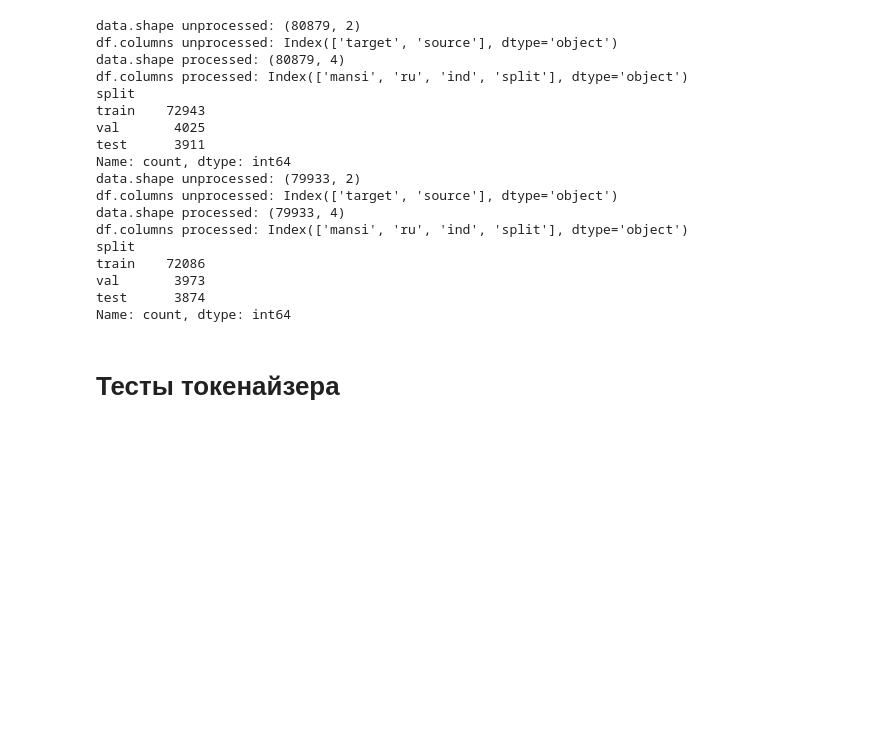
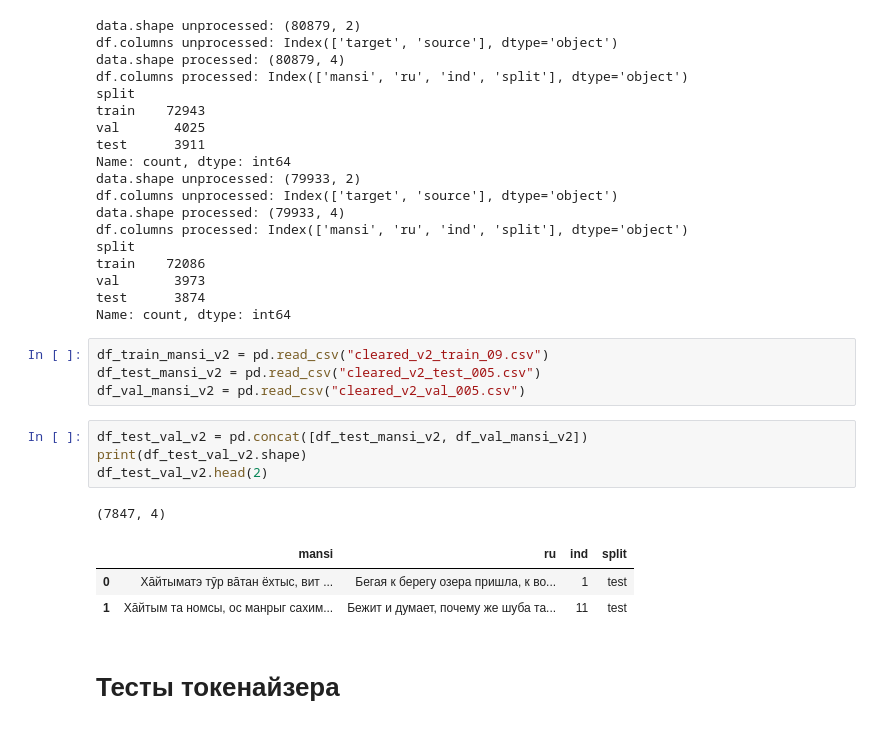
Before and after one commit to AkiRusProd/mansi-translator, a Jupyter notebook: research/lesha_baseline_nllb-russian-tyvan-finetune-tutorial-colab.ipynb, the cells around one changed output. Drawn from its saved outputs; the diff is of its cells as text; blank space fills up the shorter version.

```diff
--- a/research/lesha_baseline_nllb-russian-tyvan-finetune-tutorial-colab.ipynb
+++ b/research/lesha_baseline_nllb-russian-tyvan-finetune-tutorial-colab.ipynb
@@ -144,6 +144,19 @@ train    72086
 val       3973
 test      3874
 Name: count, dtype: int64
+# %%
+df_train_mansi_v2 = pd.read_csv("cleared_v2_train_09.csv")
+df_test_mansi_v2 = pd.read_csv("cleared_v2_test_005.csv")
+df_val_mansi_v2 = pd.read_csv("cleared_v2_val_005.csv")
+# %%
+df_test_val_v2 = pd.concat([df_test_mansi_v2, df_val_mansi_v2])
+print(df_test_val_v2.shape)
+df_test_val_v2.head(2)
+# %% [output]
+(7847, 4)
+|  | mansi | ru | ind | split |
+| 0 | Ха̄йтыматэ тӯр ва̄тан ёхтыс, вит ... | Бегая к берегу озера пришла, к во... | 1 | test |
+| 1 | Ха̄йтым та номсы, ос манрыг сахим... | Бежит и думает, почему же шуба та... | 11 | test |
 # %% [markdown]
 # Тесты токенайзера
 # %%
```
Also changed, not shown: parts of 49 cells of this notebook.
